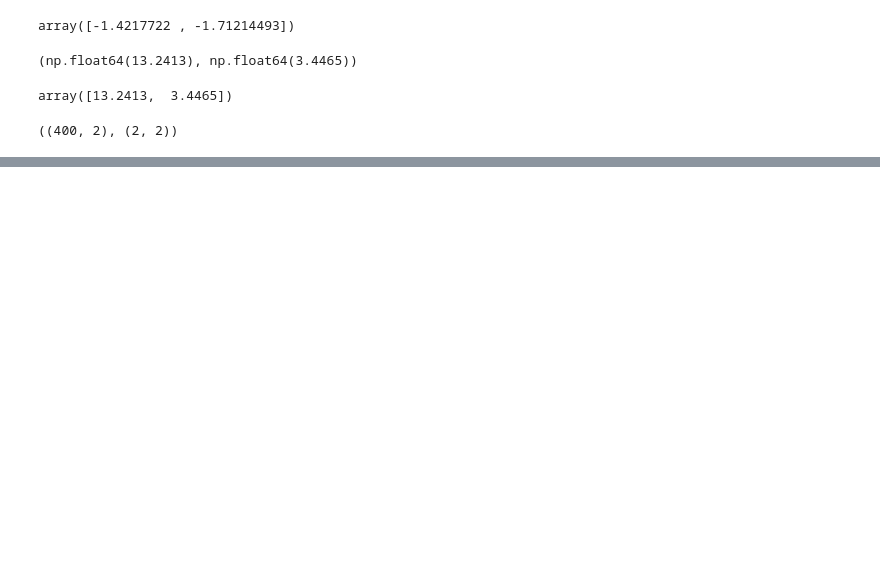
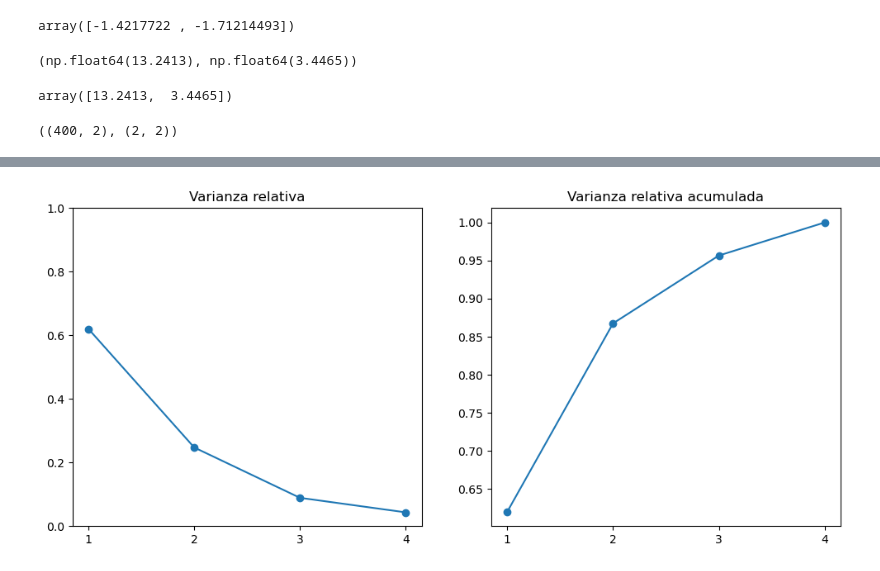
Before and after one commit to Otza02/presentacion-PCA, a Jupyter notebook: presentacion.ipynb, the cells around one changed output, grey strips where cells are left out. Cells and saved outputs as stored; diff of their text form; code cells hidden in the pictures; blank space fills up the shorter version.

```diff
--- a/presentacion.ipynb
+++ b/presentacion.ipynb
@@ -169,0 +204,3 @@ b.shape, vt.shape
+# %%
+df_scaled = (df - df.mean()) / df.std()
+pd.DataFrame([df_scaled.mean().round(2), df_scaled.std().round(2)], index=["mean", "std"])
@@ -169,0 +211,5 @@ b.shape, vt.shape
+# %%
+u, s, vt = np.linalg.svd(df_scaled, full_matrices=False)
+# %%
+scores = u @ np.diag(s)
+scores.shape
@@ -169,0 +222,5 @@ b.shape, vt.shape
+# %%
+varianzas = pd.DataFrame(scores.var(axis=0, ddof=1), index=[f"PC_{i+1}" for i in range(len(s))], columns=["varianza scores"])
+varianzas["varianza relativa"] = (varianzas["varianza scores"] / varianzas["varianza scores"].sum()).round(4)
+varianzas["varianza scores"] = (varianzas["varianza scores"]).round(4)
+varianzas
@@ -169,0 +233,14 @@ b.shape, vt.shape
+# %%
+_, ax = plt.subplots(1, 2, figsize=(12, 5))
+ax[0].plot(np.arange(4)+1, varianzas["varianza relativa"])
+ax[0].scatter(np.arange(4)+1, varianzas["varianza relativa"])
+ax[0].set_ylim((0, 1))
+ax[0].set_xticks(np.arange(4)+1)
+ax[0].set_title("Varianza relativa")
+
+ax[1].plot(np.arange(4)+1, np.cumsum(varianzas["varianza relativa"]));
+ax[1].scatter(np.arange(4)+1, np.cumsum(varianzas["varianza relativa"]));
+ax[1].set_xticks(np.arange(4)+1)
+ax[1].set_title("Varianza relativa acumulada");
+# %% [output]
+[figure, added]
```
Also changed, not shown: parts of 11 cells of this notebook, 2 other files.
